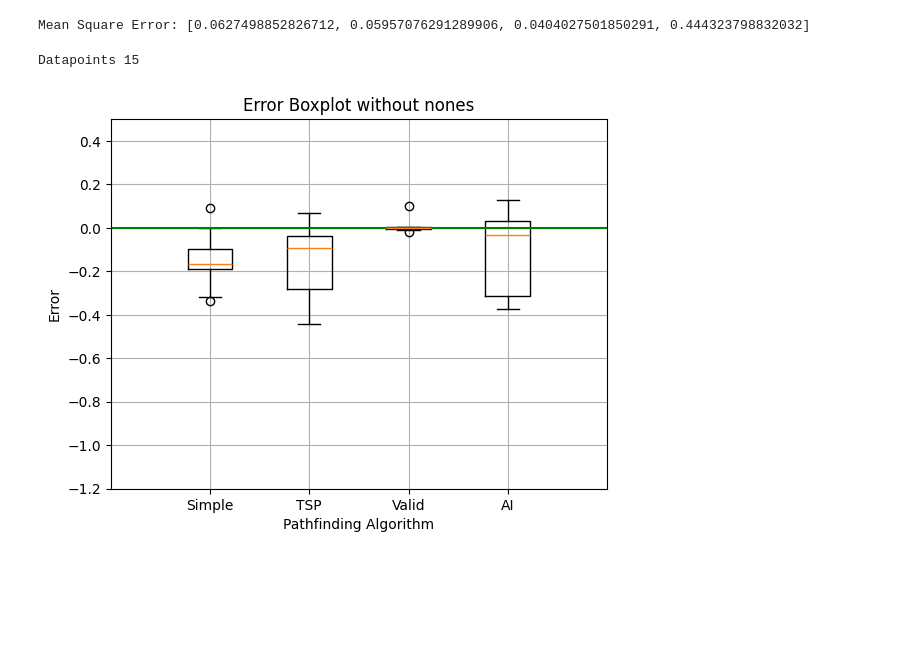
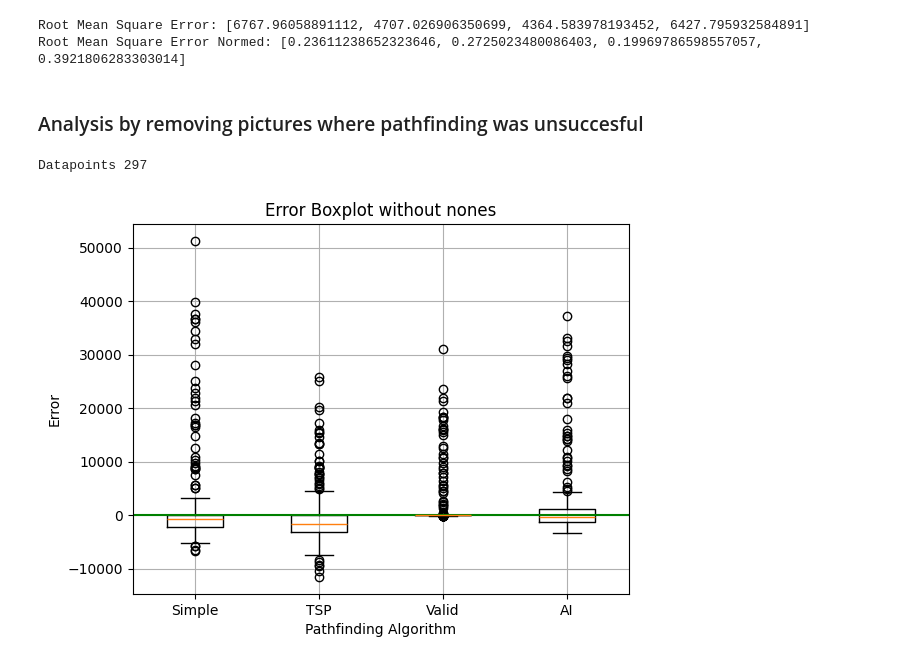
Before and after one commit to maximedrouhin/AI-Lab_Traveling-Salesman-Problem, a Jupyter notebook: statistic_analysis.ipynb, the cells around one changed output. Saved outputs shown, nothing was run; the diff lists cells and outputs as text; code cells hidden in the pictures; blank space fills up the shorter version.

```diff
--- a/statistic_analysis.ipynb
+++ b/statistic_analysis.ipynb
@@ -49,49 +90,60 @@ Datapoints 22
 # %%
 # Calculate the mean square error
 mse = []
-for i in range(len(accuracy_values)):
+for i in range(len(error_diff_values)):
     mse.append(0)
-    for j in range(len(accuracy_values[i])):
-        mse[i] += (accuracy_values[i][j])**2
-    mse[i] = mse[i]/len(accuracy_values[i])
+    for j in range(len(error_diff_values[i])):
+        mse[i] += (error_diff_values[i][j])**2
+    mse[i] = np.sqrt(mse[i]/len(error_diff_values[i]))
+
+mse_norm = []
+for i in range(len(error_diff_norm_values)):
+    mse_norm.append(0)
+    for j in range(len(error_diff_norm_values[i])):
+        mse_norm[i] += (error_diff_norm_values[i][j])**2
+    mse_norm[i] = np.sqrt(mse_norm[i]/len(error_diff_norm_values[i]))
 
 
 # Print the result
-print("Mean Square Error:", mse)
+print("Root Mean Square Error:", mse)
+print("Root Mean Square Error Normed:", mse_norm)
 # %% [output]
-Mean Square Error: [0.0627498852826712, 0.05957076291289906, 0.0404027501850291, 0.444323798832032]
+Root Mean Square Error: [6767.96058891112, 4707.026906350699, 4364.583978193452, 6427.795932584891]
+Root Mean Square Error Normed: [0.23611238652323646, 0.2725023480086403, 0.19969786598557057, 0.3921806283303014]
+# %% [markdown]
+### Analysis by removing pictures where pathfinding was unsuccesful
 # %%
 #analysis delete nan values
 import matplotlib.pyplot as plt
 
 # Extract the accuracy values from the dictionary
-accuracy_values_n = []
-for key in accuracy:
-    accuracy_values_n.append(list(accuracy[key]))
+error_diff_values_n = []
+for key in error_diff:
+    error_diff_values_n.append(list(error_diff[key]))
 
 nones=[]
-for i in range(len(accuracy_values_n)):
-    for j in range(len(accuracy_values_n[i])):
-        if np.isnan(accuracy_values_n[i][j]):
+for i in range(len(error_diff_values_n)):
+    for j in range(len(error_diff_values_n[i])):
+        if np.isnan(error_diff_values_n[i][j]):
             nones.append(j)
 
-for i in range(len(accuracy_values_n)):
-    accuracy_values_n[i] = [x for j, x in enumerate(accuracy_values_n[i]) if j not in nones]
+for i in range(len(error_diff_values_n)):
+    error_diff_values_n[i] = [x for j, x in enumerate(error_diff_values_n[i]) if j not in nones]
 
-print("Datapoints",len(accuracy_values_n[0]))
+print("Datapoints",len(error_diff_values_n[0]))
 # Plot the accuracy as a boxplot
-plt.boxplot(accuracy_values_n, labels=['Simple', 'TSP', 'Valid', 'AI'])
+plt.boxplot(error_diff_values_n, labels=['Simple', 'TSP', 'Valid', 'AI'])
 
-plt.axis([0, 5, -1.2, 0.5])
+#plt.axis([0, 5, -1.2, 0.5])
 plt.grid(True)
 plt.axhline(y=0, color='g')
 # Add labels and title
 plt.xlabel('Pathfinding Algorithm')
 plt.ylabel('Error')
 plt.title('Error Boxplot without nones')
 
 # Show the plot
 plt.show()
 # %% [output]
-Datapoints 15
+Datapoints 297
-[figure, old version]
+[figure, new version]
```
Also changed, not shown: parts of 16 cells of this notebook, 1 other file.
